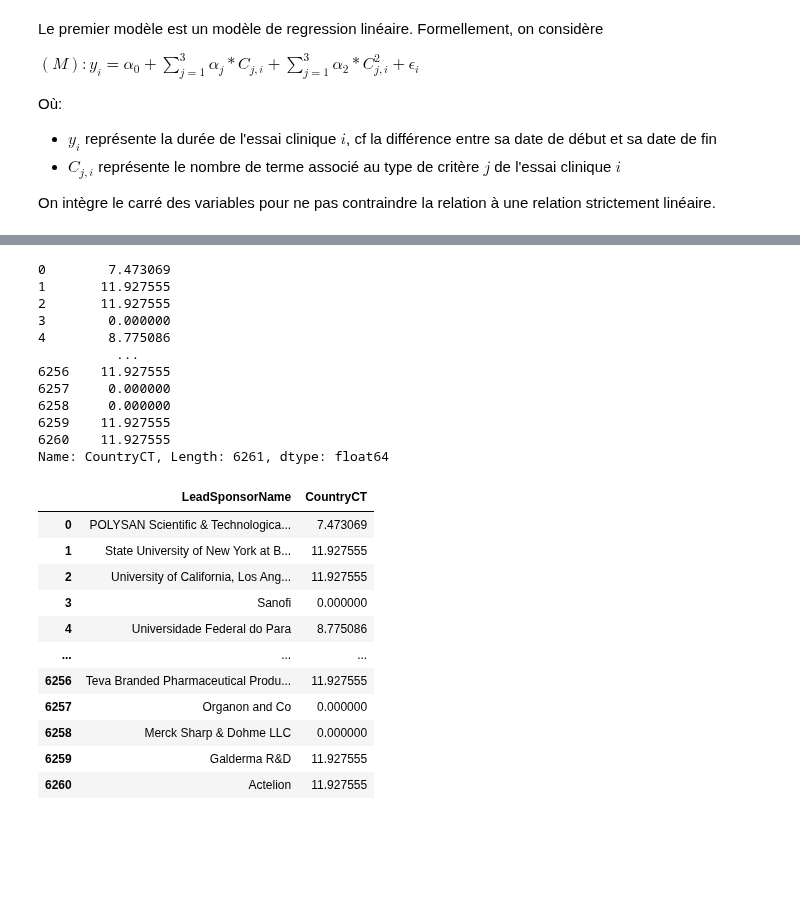
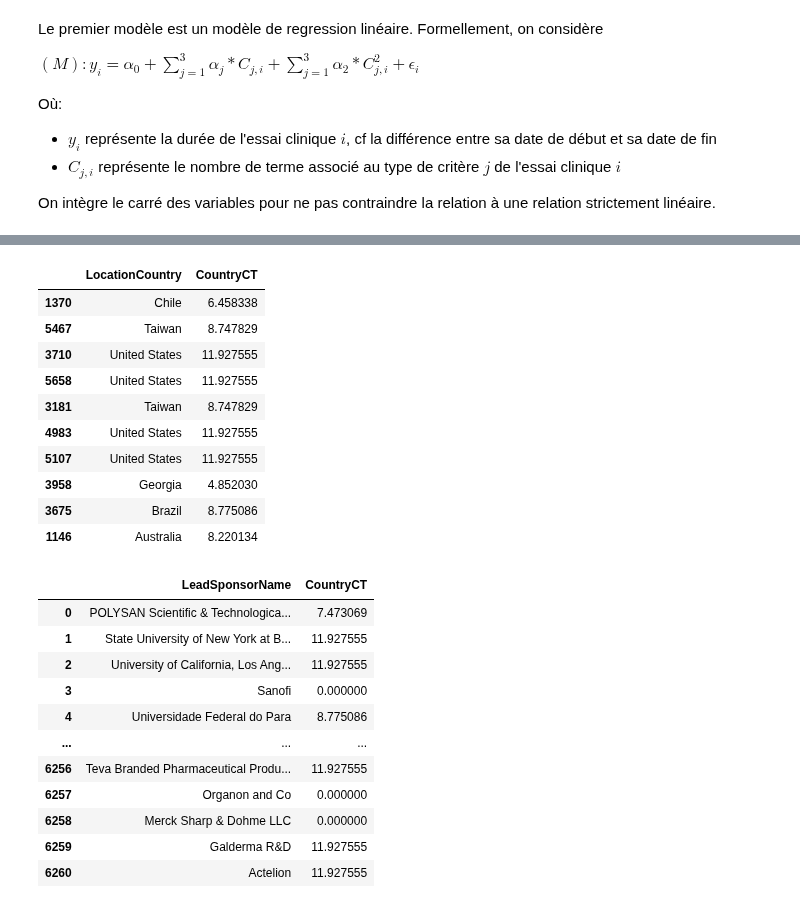
Before and after one commit to QMoayedpour/ProjetPython, a Jupyter notebook: Modelisation/Notebook_Regression.ipynb, the cells around one changed output, grey strips where cells are left out. Cells and saved outputs as stored; diff of their text form; code cells hidden in the pictures; blank space fills up the shorter version.

```diff
--- a/Modelisation/Notebook_Regression.ipynb
+++ b/Modelisation/Notebook_Regression.ipynb
@@ -91,25 +94,24 @@ import numpy as np
 # %%
 def country_to_num(line):
     if line!='':
         return np.log(dict_country[line])
     else:
         return 0
 dict_country = dict(data_full['LocationCountry'].value_counts())
 data_phase3['CountryCT'] = data_phase3['LocationCountry'].fillna('').apply(country_to_num)
-data_phase3['CountryCT']
+data_phase3[['LocationCountry','CountryCT']].sample(10)
 # %% [output]
-0        7.473069
-1       11.927555
-2       11.927555
-3        0.000000
-4        8.775086
-          ...
-6256    11.927555
-6257     0.000000
-6258     0.000000
-6259    11.927555
-6260    11.927555
-Name: CountryCT, Length: 6261, dtype: float64
+|  | LocationCountry | CountryCT |
+| 1370 | Chile | 6.458338 |
+| 5467 | Taiwan | 8.747829 |
+| 3710 | United States | 11.927555 |
+| 5658 | United States | 11.927555 |
+| 3181 | Taiwan | 8.747829 |
+| 4983 | United States | 11.927555 |
+| 5107 | United States | 11.927555 |
+| 3958 | Georgia | 4.852030 |
+| 3675 | Brazil | 8.775086 |
+| 1146 | Australia | 8.220134 |
 # %%
 data_phase3[['LeadSponsorName','CountryCT']]
 # %% [output]
```
Also changed, not shown: parts of 9 cells of this notebook, 1 other file.
